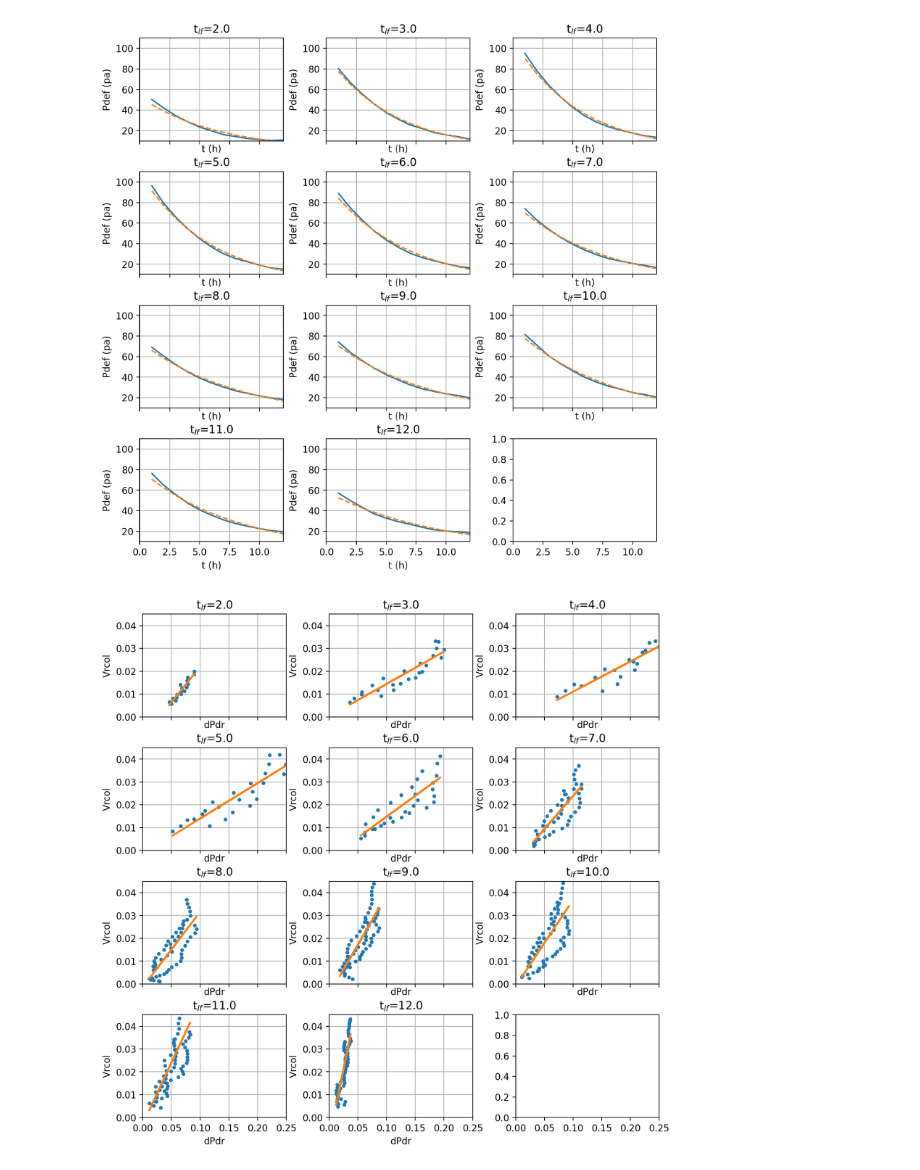
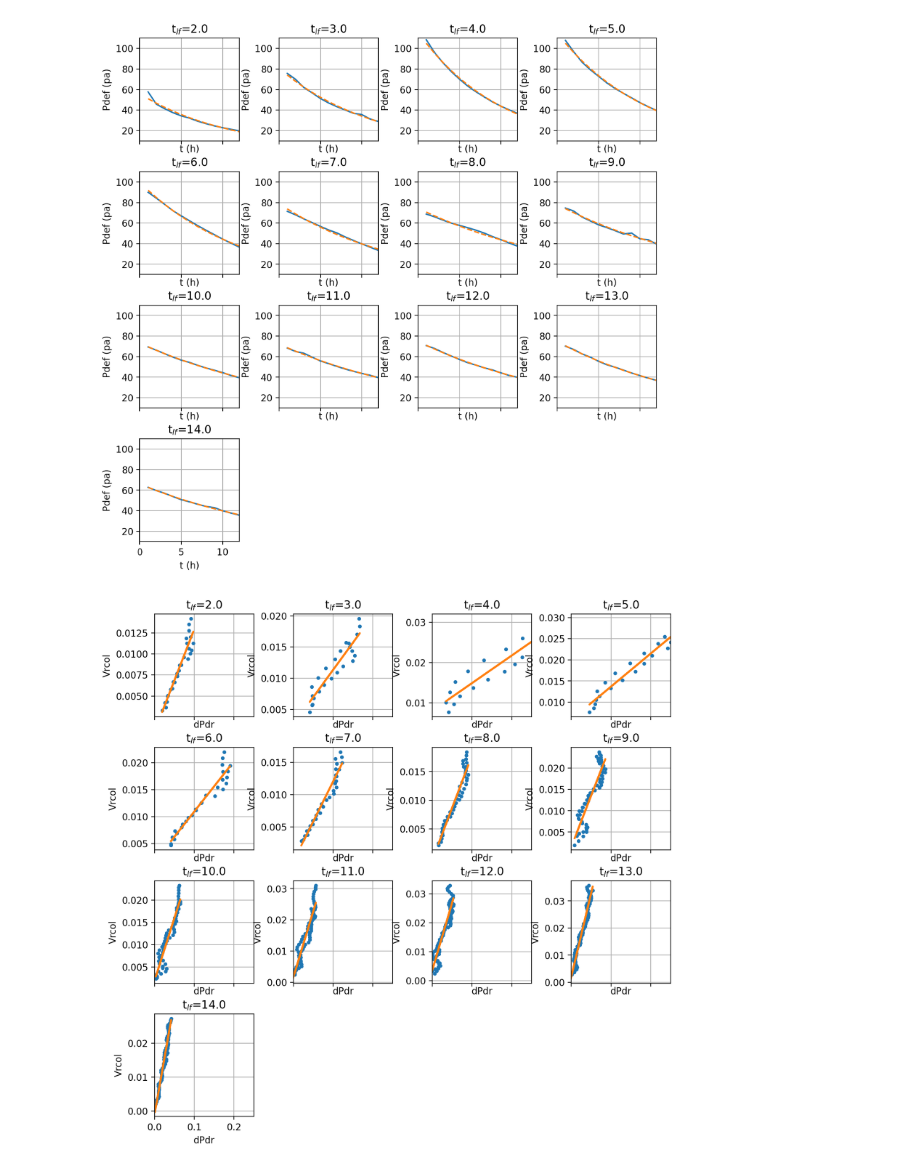
Before and after one commit to suprdory/wrfstore-py, a Jupyter notebook: fit_decay_stats.ipynb, the cells around one changed output. Saved outputs shown, nothing was run; the diff lists cells and outputs as text; code cells hidden in the pictures.

```diff
--- a/fit_decay_stats.ipynb
+++ b/fit_decay_stats.ipynb
@@ -9,10 +9,11 @@ import matplotlib as mpl
 plt.rcParams["axes.prop_cycle"] = plt.cycler("color", plt.cm.viridis(np.linspace(0,1,12)))
 plt.rcParams["axes.prop_cycle"] = plt.cycler("color", plt.cm.tab10.colors)
 
-dftab=pd.read_pickle('dfs/df_run_01_land_dry_delta_tab.pkl')
-df=pd.read_pickle('dfs/df_run_01_land_dry.pkl')
+runstr='Dry'
+dftab=pd.read_pickle('dfs/df_run_02_dry_delta_tab.pkl')
+df=pd.read_pickle('dfs/df_run_02_dry.pkl')
 
-
-# dftab=pd.read_pickle('dfs/df_run_01_land_delta_tab.pkl')
-# df=pd.read_pickle('dfs/df_run_01_land.pkl')
+runstr='Wet'
+dftab=pd.read_pickle('dfs/df_run_02_land_delta_tab.pkl')
+df=pd.read_pickle('dfs/df_run_02_land.pkl')
 # %%
@@ -56,32 +57,43 @@ def get_a_coeff(dft,tlf,ax=False):
         ax.set_ylabel('Vrcol')
     return(m)
 # %%
-fig,axs=plt.subplots(4,3,sharex=True,dpi=200,figsize=(10,10))
-plt.subplots_adjust(hspace=0.3,wspace=0.3)
+fig,axs=plt.subplots(4,4,sharex=True,dpi=200,figsize=(10,10))
+plt.subplots_adjust(hspace=0.3,wspace=0.4)
 tlfs=df.tlf.unique()
-th=[]
+thP=[]
+thV=[]
 Rmax0=[]
 Pmin0=[]
+Vmax0=[]
 Pe=1016
 t0=1
+tmax=12
 for n,tlf in enumerate(tlfs):
     dftab_f=dftab[dftab.tlf.eq(tlf)]
     df_f=df[df.tlf.eq(tlf)]
     t=df_f.t-df_f.tlf
     Pmin=df_f.Pmin
-    Rmax0.append(df_f.rV10max.head(1))
-    Pmin0.append(df_f.Pmin.head(1))
-    th.append(24*fit_thalf(t[t0:],Pmin[t0:],C=Pe,ax=axs.flat[n]))
+    Vmax=df_f.V10max
+    Rmax0.append(np.mean(df_f.rV10max.head(6)))
+    Vmax0.append(np.mean(df_f.V10max.head(1)))
+    Pmin0.append(np.mean(df_f.Pmin.head(1)))
+    thP.append(24*fit_thalf(t[t0:tmax+1],Pe-Pmin[t0:tmax+1],ax=axs.flat[n]))
+    thV.append(24*fit_thalf(t[t0:tmax+1],Vmax[t0:tmax+1],ax=False))
+
+for ax in axs.flat[n+1:]:
+    ax.axis('off')
 # %% [output]
-[figure, old version]
+[figure, new version]
 # %%
-fig,axs=plt.subplots(4,3,sharex=True,dpi=200,figsize=(10,10))
-plt.subplots_adjust(hspace=0.3,wspace=0.3)
+fig,axs=plt.subplots(4,4,sharex=True,dpi=200,figsize=(10,10))
+plt.subplots_adjust(hspace=0.3,wspace=0.4)
 a=[]
 for n,tlf in enumerate(tlfs):
-    a.append(get_a_coeff(dftab,tlf,ax=axs.flat[n]))
+    a.append(get_a_coeff(dftab,tlf,ax=axs.flat[n],tmin=1,tmax=3))
+for ax in axs.flat[n+1:]:
+    ax.axis('off')
 # %% [output]
-[figure, old version]
+[figure, new version]
 # %%
 tlfs=df.tlf.unique()
 
```
Also changed, not shown: parts of 7 cells of this notebook, 17 other files.
